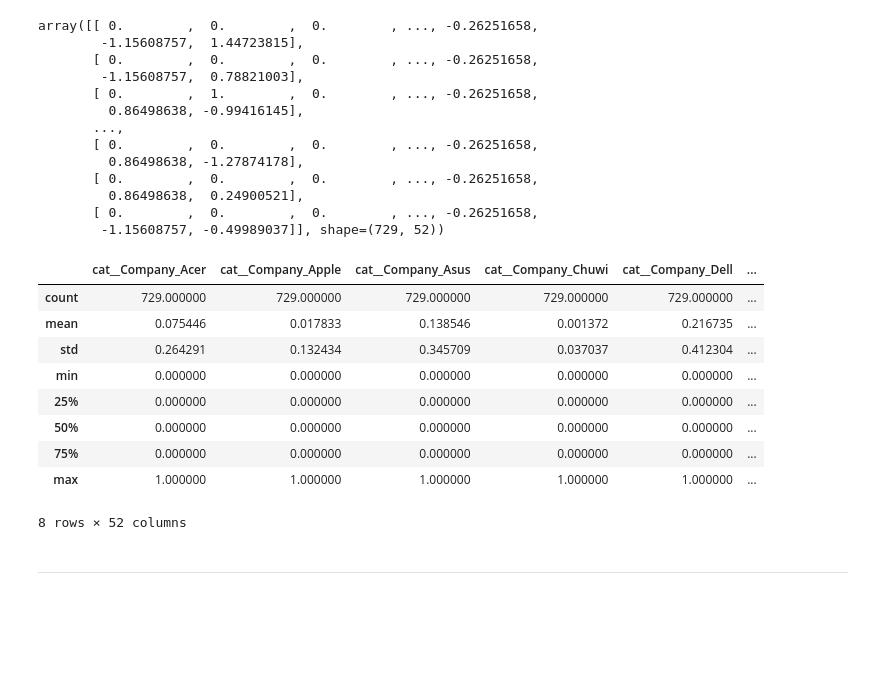
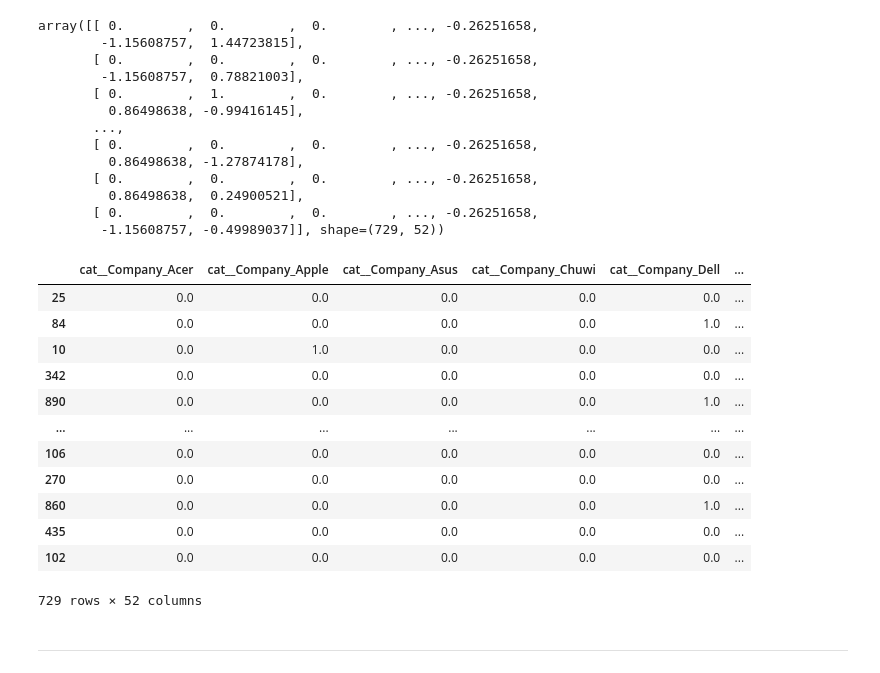
Before and after one commit to LucasBalaguer/DS-Online-LucasCavalcante, a Jupyter notebook: Team_Challenges/TC_04_Sprint_12_Kaggle/Kaggle_submission.ipynb, the cells around one changed output. Drawn from its saved outputs; the diff is of its cells as text; code cells hidden in the pictures; blank space fills up the shorter version.

```diff
--- a/Team_Challenges/TC_04_Sprint_12_Kaggle/Kaggle_submission.ipynb
+++ b/Team_Challenges/TC_04_Sprint_12_Kaggle/Kaggle_submission.ipynb
@@ -1026,18 +1026,21 @@ df_temporal = pd.DataFrame(
     index=X_train.index
 )
 # %%
-df_temporal.describe()
+df_temporal
 # %% [output]
 |  | cat__Company_Acer | cat__Company_Apple | cat__Company_Asus | cat__Company_Chuwi | cat__Company_Dell | ... |
-| count | 729.000000 | 729.000000 | 729.000000 | 729.000000 | 729.000000 | ... |
-| mean | 0.075446 | 0.017833 | 0.138546 | 0.001372 | 0.216735 | ... |
-| std | 0.264291 | 0.132434 | 0.345709 | 0.037037 | 0.412304 | ... |
-| min | 0.000000 | 0.000000 | 0.000000 | 0.000000 | 0.000000 | ... |
-| 25% | 0.000000 | 0.000000 | 0.000000 | 0.000000 | 0.000000 | ... |
-| 50% | 0.000000 | 0.000000 | 0.000000 | 0.000000 | 0.000000 | ... |
-| 75% | 0.000000 | 0.000000 | 0.000000 | 0.000000 | 0.000000 | ... |
-| max | 1.000000 | 1.000000 | 1.000000 | 1.000000 | 1.000000 | ... |
+| 25 | 0.0 | 0.0 | 0.0 | 0.0 | 0.0 | ... |
+| 84 | 0.0 | 0.0 | 0.0 | 0.0 | 1.0 | ... |
+| 10 | 0.0 | 1.0 | 0.0 | 0.0 | 0.0 | ... |
+| 342 | 0.0 | 0.0 | 0.0 | 0.0 | 0.0 | ... |
+| 890 | 0.0 | 0.0 | 0.0 | 0.0 | 1.0 | ... |
+| ... | ... | ... | ... | ... | ... | ... |
+| 106 | 0.0 | 0.0 | 0.0 | 0.0 | 0.0 | ... |
+| 270 | 0.0 | 0.0 | 0.0 | 0.0 | 0.0 | ... |
+| 860 | 0.0 | 0.0 | 0.0 | 0.0 | 1.0 | ... |
+| 435 | 0.0 | 0.0 | 0.0 | 0.0 | 0.0 | ... |
+| 102 | 0.0 | 0.0 | 0.0 | 0.0 | 0.0 | ... |
-8 rows × 52 columns
+729 rows × 52 columns
 # %% [markdown]
 -----------------------------------------------------------------------------------------------------------------
 # %% [markdown]
```
